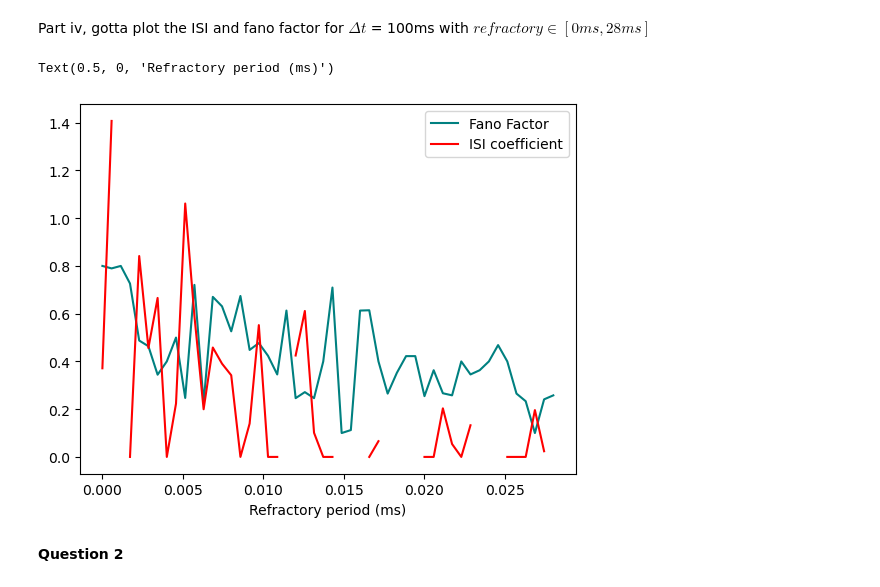
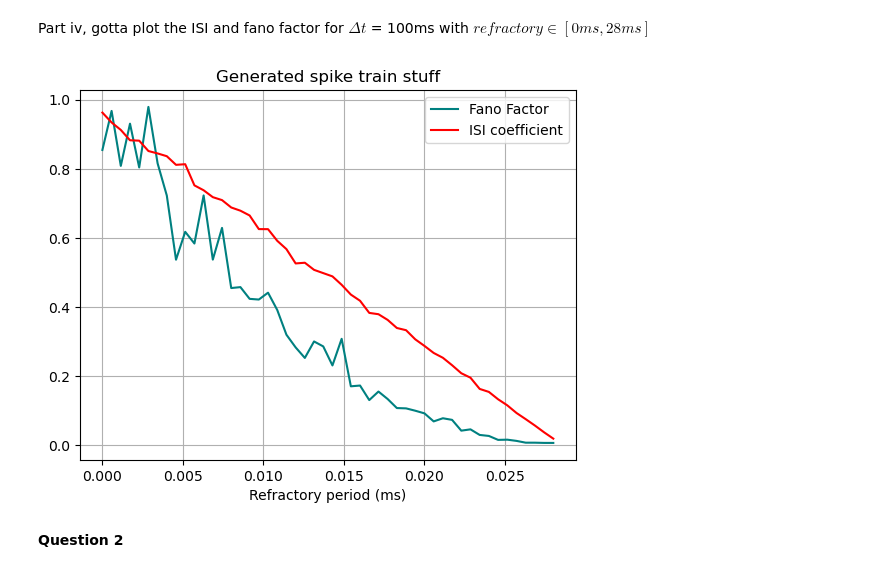
Before and after one commit to Kateh1871/Neuro-Sci, a Jupyter notebook: Full Coursework.ipynb, the cells around one changed output. Saved outputs shown, nothing was run; the diff lists cells and outputs as text; code cells hidden in the pictures.

```diff
--- a/Full Coursework.ipynb
+++ b/Full Coursework.ipynb
@@ -5,6 +5,10 @@ Setting up the process
 # %%
 import numpy as np
 import matplotlib.pyplot as plt
+import matplotlib as mpl
+import math
+
+mpl.rcParams['axes.prop_cycle'] = mpl.cycler(color=['r', 'teal', 'g', 'purple', 'darkorange'])   # colour cycle for plots
 rng = np.random.default_rng(seed=69420)     # set up random number generator with fixed seed for reproducability
 # %% [markdown]
 Generating the spikes, uses the exponential distribution to determine the time to the next spike. Could be optmised, calculating both the homo and inhomo case while only returning one is silly
@@ -67,0 +80,9 @@ def FanoFactor(spikes):
+# %%
+runCount = 100
+
+# the mean is used otherwise the values are a bit far off what they should be
+ISIHomo = np.mean([ISICoeff(SpikeGeneration()) for x in range(0, runCount)])
+ISIInhomo = np.mean([ISICoeff(SpikeGeneration(refractory=0.005)) for x in range(0, runCount)])
+
+print(ISIHomo)
+print(ISIInhomo)
@@ -68,7 +92,6 @@ def FanoFactor(spikes):
 # %% [markdown]
 Calculating the fano factor for the homogeneous case, the inhomogeneous case needs to be run over multiple $\Delta t$ so is done seperately
 # %%
-runCount = 10
 spikesHomo = []
 for run in range(0, runCount):
     spikesHomo.append(SpikeGeneration())
@@ -98,38 +139,39 @@ print(fanoFactor)
 # %% [markdown]
 Part iv, gotta plot the ISI and fano factor for $\Delta t$ = 100ms with $refractory \in [0ms, 28ms]$
 # %%
-# 0ms refractory is special case, where the process in homogeneous to avoid floating point errors
+
 ISI = []
 fano = []
 spikesTemp = []
 refractory = np.linspace(0, 0.028)
-ISI.append(ISICoeff(SpikeGeneration(timeStop = 0.1)))
-for run in range(0, runCount):
-    spikesTemp.append(SpikeGeneration(timeStop = 0.1))
 
-fano.append(FanoFactor(spikesTemp))
+#for run in range(0, runCount):
+#    spikesTemp.append(SpikeGeneration(timeStop = 0.1))
+
+#fano.append(FanoFactor(spikesTemp))
 
 # inhomogeneous process
-for refracTime in refractory[1:]:
-    ISI.append(ISICoeff(SpikeGeneration(timeStop = 0.1, refractory = refracTime, homo=False)))
-    spikesTemp = []
-    for run in range(0, runCount):
-        spikesTemp.append(SpikeGeneration(timeStop = 0.1, refractory = refracTime, homo=False))
+for refracTime in refractory:
+    spikes = [SpikeGeneration(timeStop=1, refractory=refracTime) for x in range(0, runCount)]
+    ISI.append(np.mean([ISICoeff(spike) for spike in spikes]))
+    fano.append(FanoFactor(spikes))
 
-    fano.append(FanoFactor(spikesTemp))
 
 
 fig, ax = plt.subplots()
 
 ax.plot(refractory, fano, color='teal', label='Fano Factor')
 ax.plot(refractory, ISI, color='red', label='ISI coefficient')
 ax.legend()
 ax.set_xlabel('Refractory period (ms)')
+ax.set_title('Generated spike train stuff')
+ax.grid()
+
+fig.savefig('Q1iv.pdf', format='pdf')
 
 # missing values are due to divsion by zero, can be fixed by increasing delta t but the question asks for it to be 100ms
 # %% [output]
-Text(0.5, 0, 'Refractory period (ms)')
-[figure, old version]
+[figure, new version]
 # %% [markdown]
 <b>Question 2</b>
 # %%
```
Also changed, not shown: parts of 29 cells of this notebook, 10 other files.
